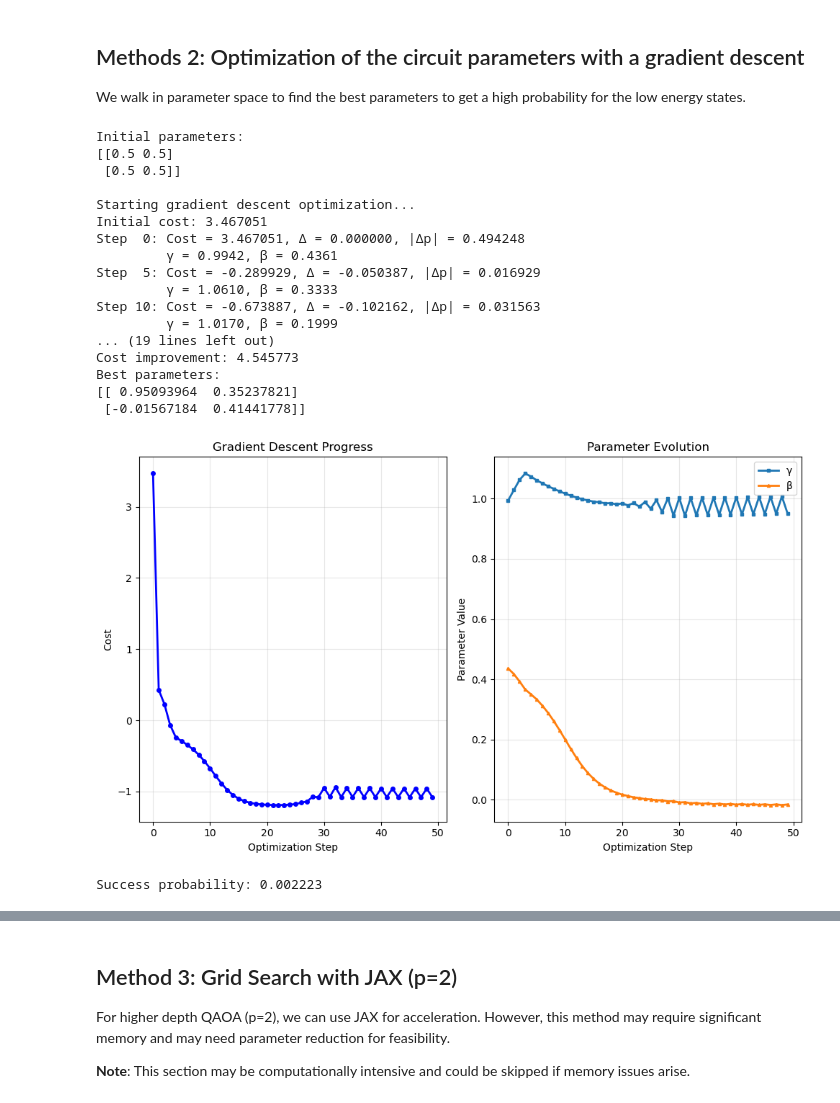
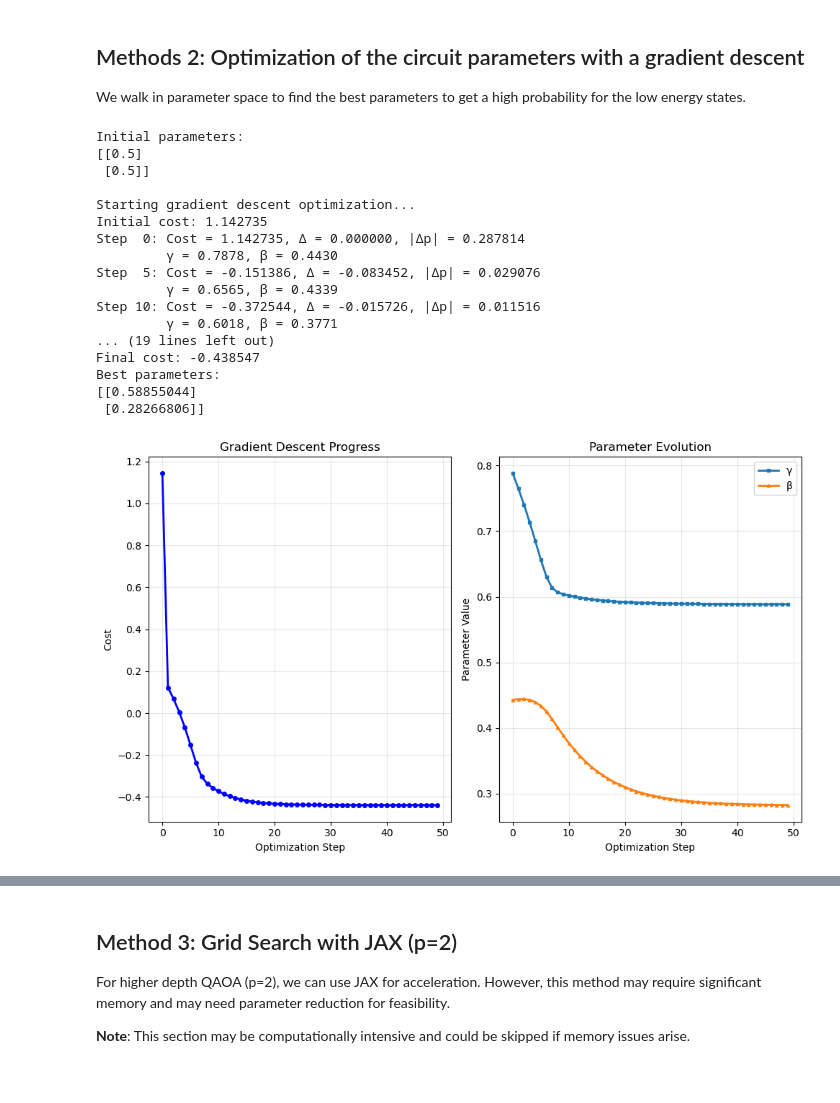
Before and after one commit to bernalde/UA_FarmaIAQC_2025, a Jupyter notebook: ProteinFolding.ipynb, the cells around one changed output, grey strips where cells are left out. Saved outputs shown, nothing was run; the diff lists cells and outputs as text; code cells hidden in the pictures.

```diff
--- a/ProteinFolding.ipynb
+++ b/ProteinFolding.ipynb
@@ -193,7 +195,7 @@ except ImportError as e:
 # Create protein instance
 protein = CoordinateBased_HPLattice(
     sequence=SEQUENCE,
-    dim_lattice=LATTICE_SIZE,
+    dim_lattice=(3,2),  # 3 rows, 2 columns),
     lambda_vector=LAMBDA_VECTOR,
     verbose=True
 )
@@ -700,15 +670,14 @@ Grid search statistics:
 
 We walk in parameter space to find the best parameters to get a high probability for the low energy states.
 # %%
-## Method 2: Gradient Descent Optimization
+## Method 2: Gradient Descent Optimization (p=2)
 
 # Initialize optimizer (AdamOptimizer() is another option
 optimizer = qml.GradientDescentOptimizer()
 
 # Smart initialization with fixed seed for reproducibility
 np.random.seed(42)  # Fixed seed for reproducible results
-# initial_params = pnp.array(np.random.uniform(0, np.pi/2, size=(2, p)), requires_grad=True)
-initial_params = pnp.array([[0.5, 0.5], [0.5, 0.5]], requires_grad = True)
+initial_params = np.array([[0.5],[0.5]], requires_grad = True)
 print(f"Initial parameters:\n{initial_params}")
 
 # Store optimization history
@@ -750,57 +719,49 @@ for step in range(MAX_STEPS):
 
 best_params_optimization = params
 final_cost = costs[-1]
-cost_improvement = initial_cost - final_cost
 
 print(f"\n✓ Gradient descent completed!")
 print(f"Final cost: {final_cost:.6f}")
-print(f"Cost improvement: {cost_improvement:.6f}")
 print(f"Best parameters:\n{best_params_optimization}")
 
 # Plot optimization progress
 plt.figure(figsize=(10, 6))
 plt.subplot(1, 2, 1)
 plt.plot(costs, 'b-', linewidth=2, marker='o', markersize=4)
 plt.xlabel('Optimization Step')
 plt.ylabel('Cost')
 plt.title('Gradient Descent Progress')
 plt.grid(True, alpha=0.3)
 
 # Plot parameter evolution
 plt.subplot(1, 2, 2)
 params_array = np.array(params_history)
 plt.plot(params_array[:, 0, 0], label='γ', linewidth=2, marker='s', markersize=3)
 plt.plot(params_array[:, 1, 0], label='β', linewidth=2, marker='^', markersize=3)
 plt.xlabel('Optimization Step')
 plt.ylabel('Parameter Value')
 plt.title('Parameter Evolution')
 plt.legend()
 plt.grid(True, alpha=0.3)
 
 plt.tight_layout()
 plt.show()
-
-# Calculate success probability
-probs_gd = probability_circuit(best_params_optimization)
-success_prob_gd = sum(probs_gd[i] for i in ground_states_index)
-print(f"Success probability: {success_prob_gd:.6f}")
 # %% [output]
 Initial parameters:
-[[0.5 0.5]
- [0.5 0.5]]
+[[0.5]
+ [0.5]]
 
 Starting gradient descent optimization...
-Initial cost: 3.467051
-Step  0: Cost = 3.467051, Δ = 0.000000, |Δp| = 0.494248
-         γ = 0.9942, β = 0.4361
-Step  5: Cost = -0.289929, Δ = -0.050387, |Δp| = 0.016929
-         γ = 1.0610, β = 0.3333
-Step 10: Cost = -0.673887, Δ = -0.102162, |Δp| = 0.031563
-         γ = 1.0170, β = 0.1999
+Initial cost: 1.142735
+Step  0: Cost = 1.142735, Δ = 0.000000, |Δp| = 0.287814
+         γ = 0.7878, β = 0.4430
+Step  5: Cost = -0.151386, Δ = -0.083452, |Δp| = 0.029076
+         γ = 0.6565, β = 0.4339
+Step 10: Cost = -0.372544, Δ = -0.015726, |Δp| = 0.011516
+         γ = 0.6018, β = 0.3771
 ... (19 lines left out)
-Cost improvement: 4.545773
+Final cost: -0.438547
 Best parameters:
-[[ 0.95093964  0.35237821]
- [-0.01567184  0.41441778]]
+[[0.58855044]
+ [0.28266806]]
-[figure, old version]
+[figure, new version]
-Success probability: 0.002223
```
Also changed, not shown: parts of 27 cells of this notebook, 1 other file.
